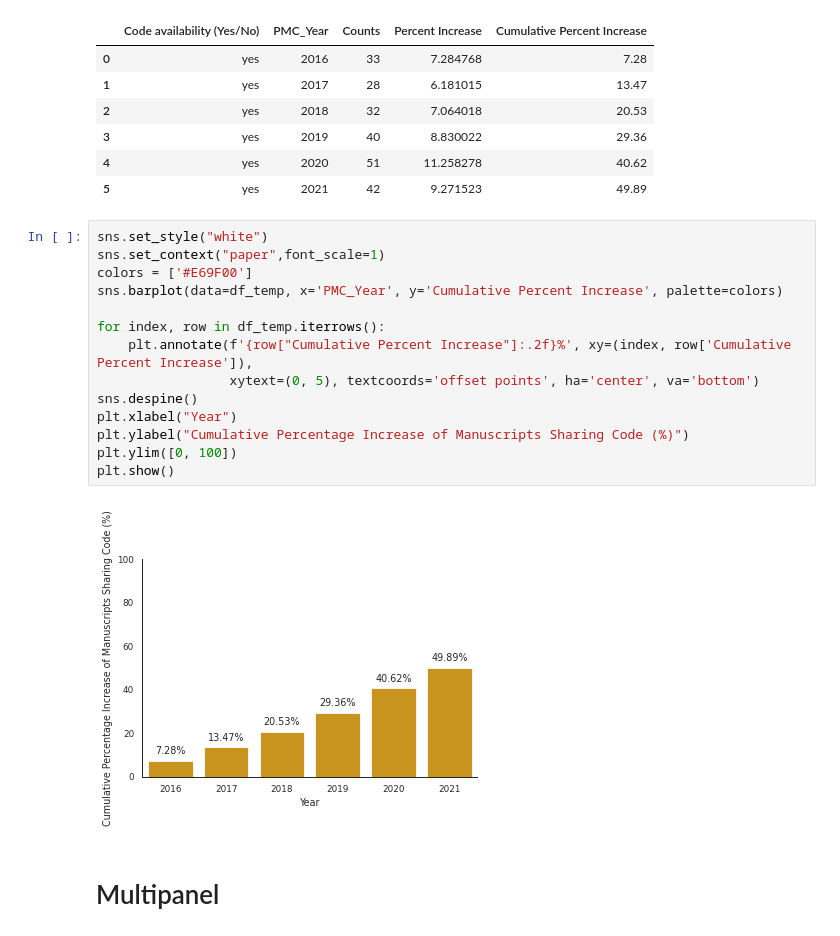
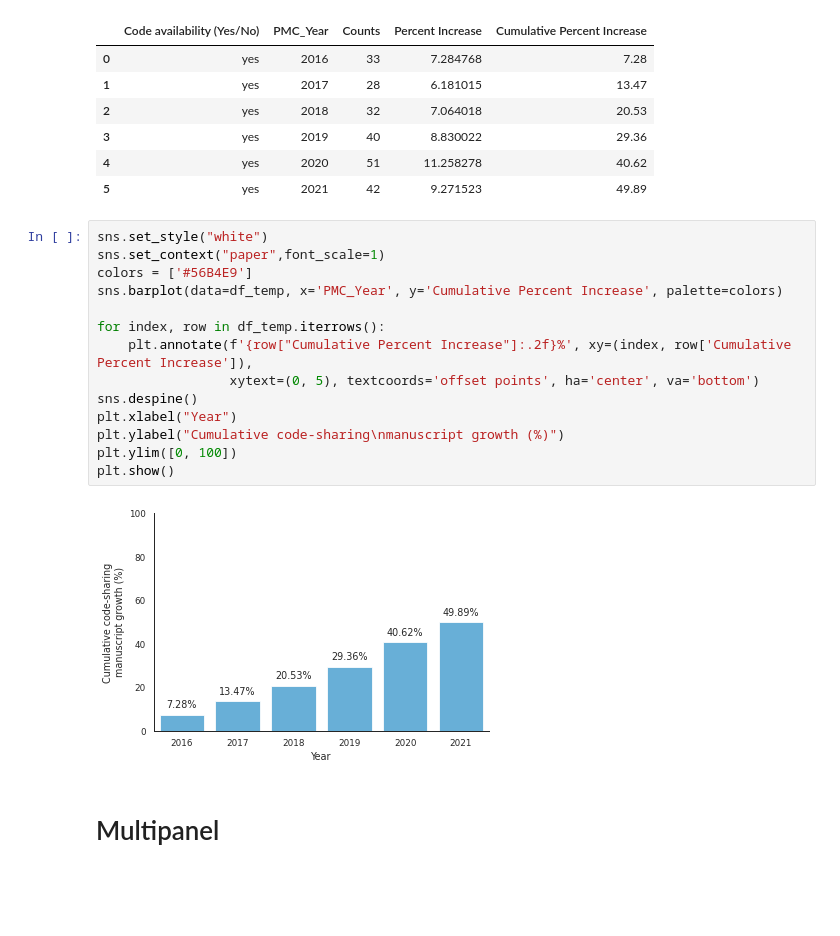
Before and after one commit to Mangul-Lab-USC/code-availability, a Jupyter notebook: notebooks/Figures.ipynb, the cells around one changed output. Cells and saved outputs as stored; diff of their text form; blank space fills up the shorter version.

```diff
--- a/notebooks/Figures.ipynb
+++ b/notebooks/Figures.ipynb
@@ -363,19 +363,19 @@ df_temp
 # %%
 sns.set_style("white")
 sns.set_context("paper",font_scale=1)
-colors = ['#E69F00']
+colors = ['#56B4E9']
 sns.barplot(data=df_temp, x='PMC_Year', y='Cumulative Percent Increase', palette=colors)
 
 for index, row in df_temp.iterrows():
     plt.annotate(f'{row["Cumulative Percent Increase"]:.2f}%', xy=(index, row['Cumulative Percent Increase']),
                  xytext=(0, 5), textcoords='offset points', ha='center', va='bottom')
 sns.despine()
 plt.xlabel("Year")
-plt.ylabel("Cumulative Percentage Increase of Manuscripts Sharing Code (%)")
+plt.ylabel("Cumulative code-sharing\nmanuscript growth (%)")
 plt.ylim([0, 100])
 plt.show()
 # %% [output]
-[figure, old version]
+[figure, new version]
 # %% [markdown]
 # Multipanel
 # %%
```
Also changed, not shown: parts of 24 cells of this notebook, 13 other files.
